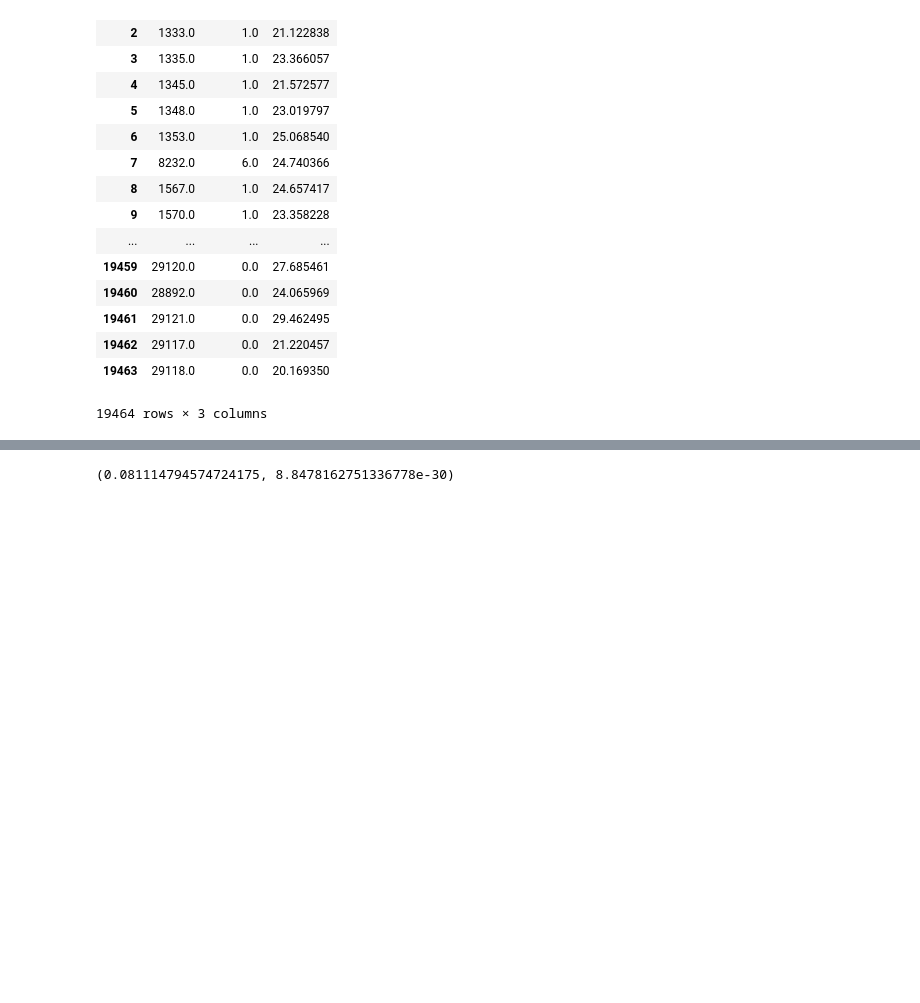
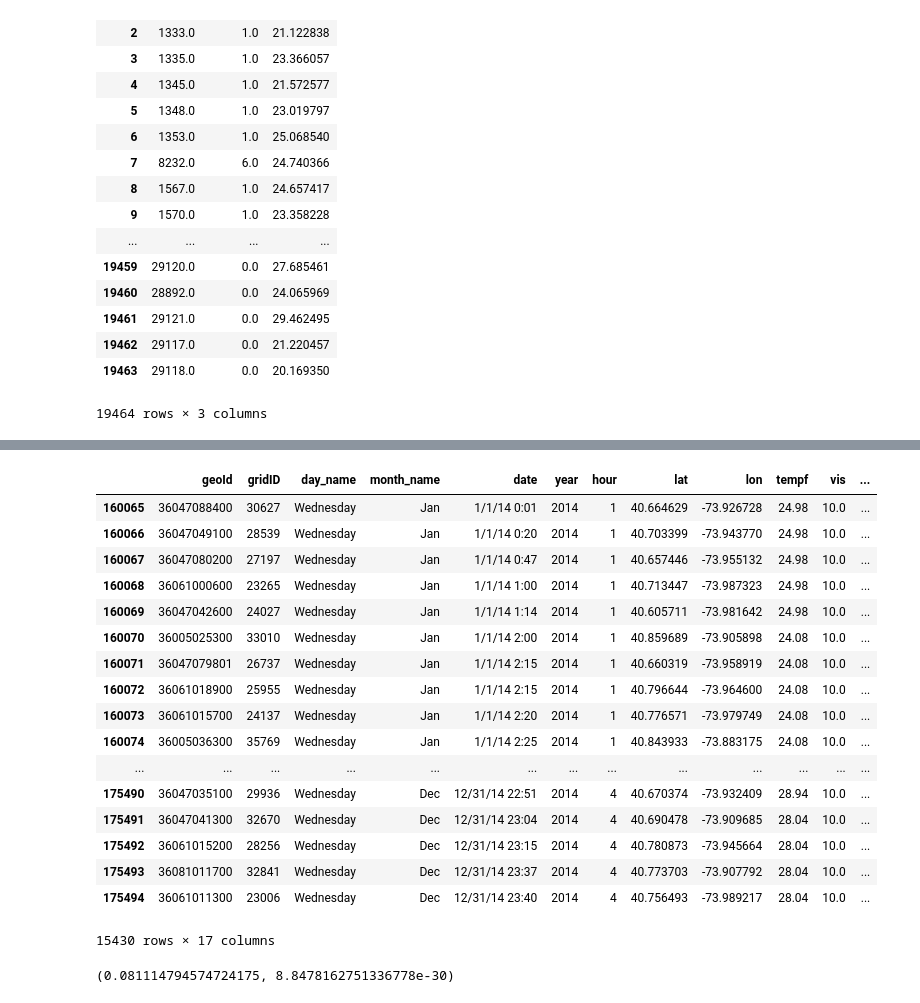
Before and after one commit to christianvazquez7/CrimePrediction, a Jupyter notebook: data/Graphs.ipynb, the cells around one changed output, grey strips where cells are left out. Cells and saved outputs as stored; diff of their text form; code cells hidden in the pictures; blank space fills up the shorter version.

```diff
--- a/data/Graphs.ipynb
+++ b/data/Graphs.ipynb
@@ -237,3 +245,26 @@ print ggplot(robbery_q_2014, aes('expected', 'avg')) + \
+# %%
+#add up expected
+df2014.groupby('num_establishments')
+df2014
+# %% [output]
+|  | geoId | gridID | day_name | month_name | date | year | hour | lat | lon | tempf | vis | ... |
+| 160065 | 36047088400 | 30627 | Wednesday | Jan | 1/1/14 0:01 | 2014 | 1 | 40.664629 | -73.926728 | 24.98 | 10.0 | ... |
+| 160066 | 36047049100 | 28539 | Wednesday | Jan | 1/1/14 0:20 | 2014 | 1 | 40.703399 | -73.943770 | 24.98 | 10.0 | ... |
+| 160067 | 36047080200 | 27197 | Wednesday | Jan | 1/1/14 0:47 | 2014 | 1 | 40.657446 | -73.955132 | 24.98 | 10.0 | ... |
+| 160068 | 36061000600 | 23265 | Wednesday | Jan | 1/1/14 1:00 | 2014 | 1 | 40.713447 | -73.987323 | 24.98 | 10.0 | ... |
+| 160069 | 36047042600 | 24027 | Wednesday | Jan | 1/1/14 1:14 | 2014 | 1 | 40.605711 | -73.981642 | 24.98 | 10.0 | ... |
+| 160070 | 36005025300 | 33010 | Wednesday | Jan | 1/1/14 2:00 | 2014 | 1 | 40.859689 | -73.905898 | 24.08 | 10.0 | ... |
+| 160071 | 36047079801 | 26737 | Wednesday | Jan | 1/1/14 2:15 | 2014 | 1 | 40.660319 | -73.958919 | 24.08 | 10.0 | ... |
+| 160072 | 36061018900 | 25955 | Wednesday | Jan | 1/1/14 2:15 | 2014 | 1 | 40.796644 | -73.964600 | 24.08 | 10.0 | ... |
+| 160073 | 36061015700 | 24137 | Wednesday | Jan | 1/1/14 2:20 | 2014 | 1 | 40.776571 | -73.979749 | 24.08 | 10.0 | ... |
+| 160074 | 36005036300 | 35769 | Wednesday | Jan | 1/1/14 2:25 | 2014 | 1 | 40.843933 | -73.883175 | 24.08 | 10.0 | ... |
+| ... | ... | ... | ... | ... | ... | ... | ... | ... | ... | ... | ... | ... |
+| 175490 | 36047035100 | 29936 | Wednesday | Dec | 12/31/14 22:51 | 2014 | 4 | 40.670374 | -73.932409 | 28.94 | 10.0 | ... |
+| 175491 | 36047041300 | 32670 | Wednesday | Dec | 12/31/14 23:04 | 2014 | 4 | 40.690478 | -73.909685 | 28.04 | 10.0 | ... |
+| 175492 | 36061015200 | 28256 | Wednesday | Dec | 12/31/14 23:15 | 2014 | 4 | 40.780873 | -73.945664 | 28.04 | 10.0 | ... |
+| 175493 | 36081011700 | 32841 | Wednesday | Dec | 12/31/14 23:37 | 2014 | 4 | 40.773703 | -73.907792 | 28.04 | 10.0 | ... |
+| 175494 | 36061011300 | 23006 | Wednesday | Dec | 12/31/14 23:40 | 2014 | 4 | 40.756493 | -73.989217 | 28.04 | 10.0 | ... |
+15430 rows × 17 columns
 # %%
 scipy.stats.pearsonr(robbery_q_2014['expected'], robbery_q_2014['avg'])
 # %% [output]
```
Also changed, not shown: parts of 5 cells of this notebook, 7 other files.
